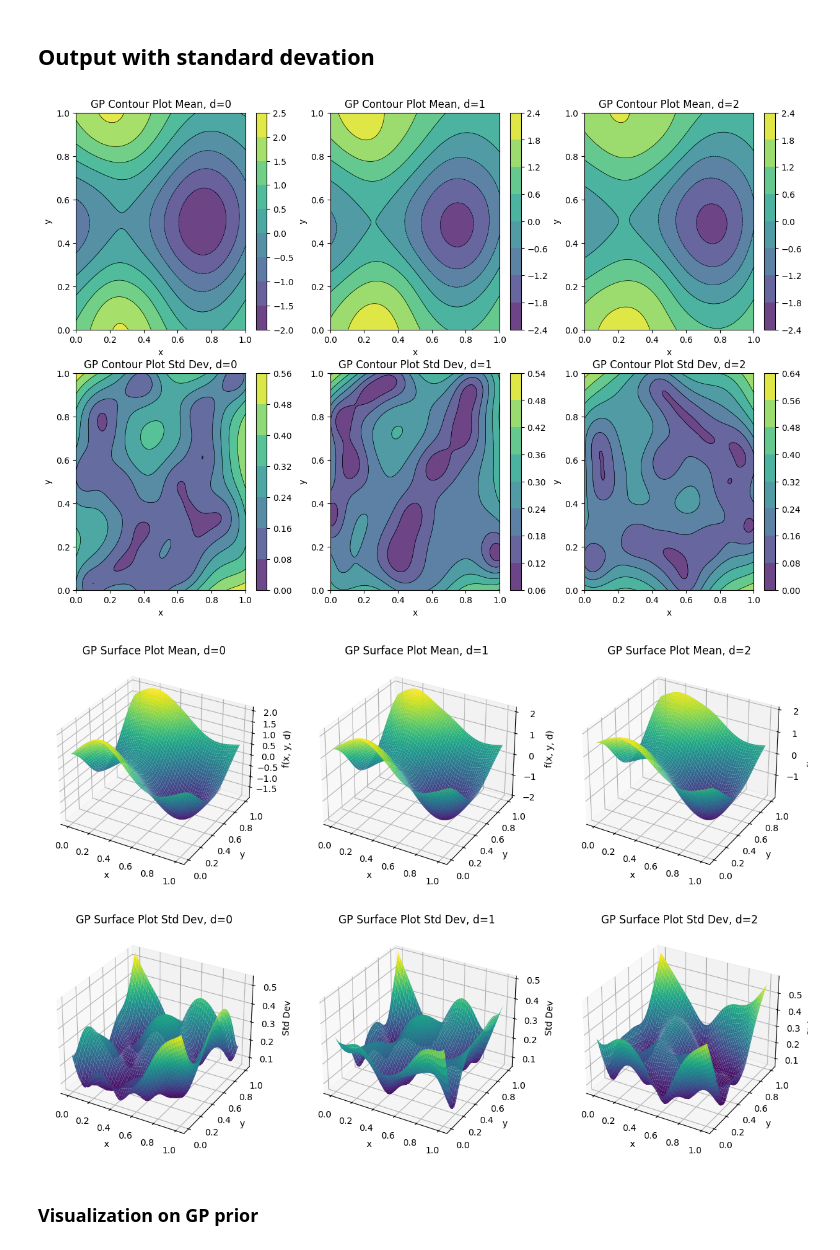
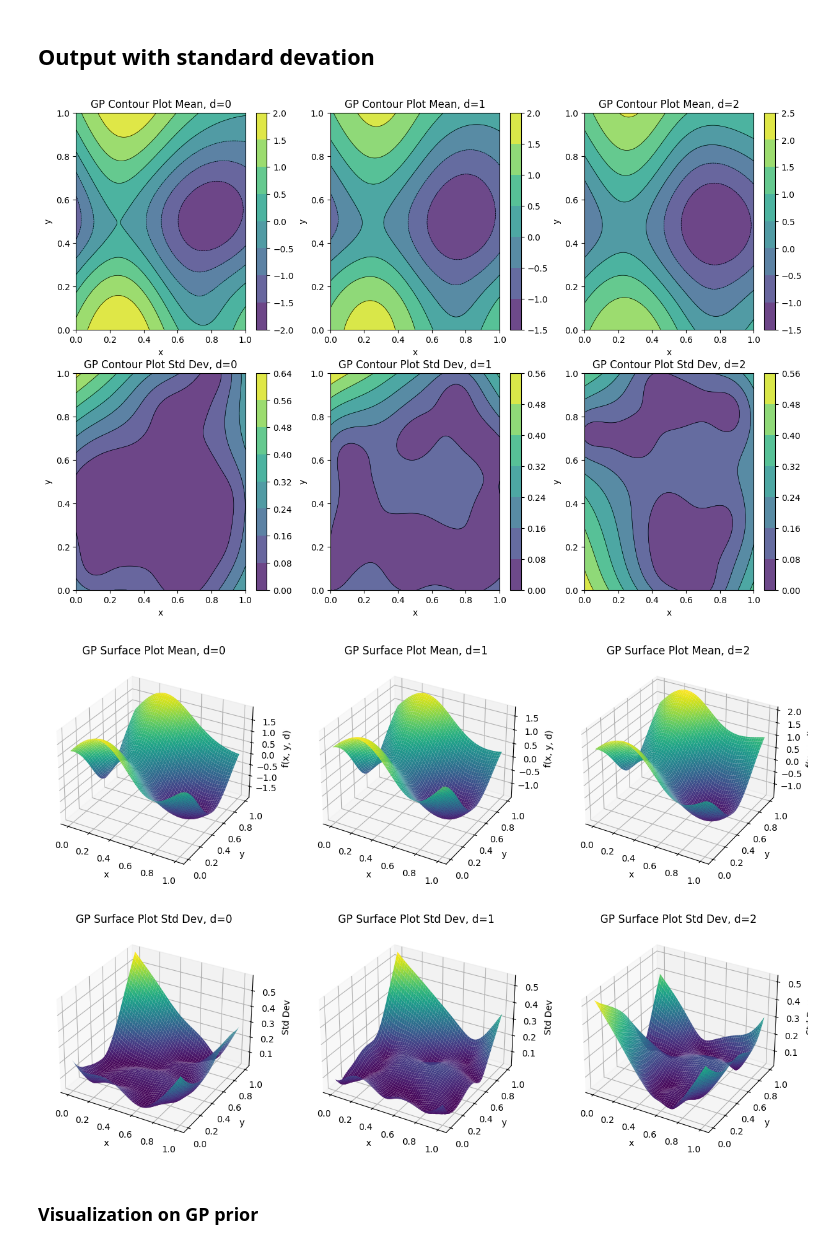
Before and after one commit to matthjs/BachelorProject, a Jupyter notebook: notebooks/GPviz.ipynb, the cells around one changed output. Cells and saved outputs as stored; diff of their text form; code cells hidden in the pictures.

Commit message:
added plotting func

```diff
--- a/notebooks/GPviz.ipynb
+++ b/notebooks/GPviz.ipynb
@@ -7,6 +9,8 @@ from botorch.models import SingleTaskGP
 from botorch import fit_gpytorch_mll
 from gpytorch.mlls import ExactMarginalLogLikelihood
 # %%
+from botorch.models import MixedSingleTaskGP
+
 
 # Step 1: Generate dummy data
 def generate_dummy_data(num_samples=50):
@@ -20,6 +24,8 @@ train_x, train_y = generate_dummy_data()
 
 # Step 2: Instantiate and train the GP model
 gp_model = SingleTaskGP(train_x, train_y)
+categorical_features = [2]  # The index of the discrete dimension
+gp_mixed_model = MixedSingleTaskGP(train_X=train_x, train_Y=train_y, cat_dims=categorical_features)
 mll = ExactMarginalLogLikelihood(gp_model.likelihood, gp_model)
 fit_gpytorch_mll(mll)
 
@@ -200,17 +207,17 @@ def plot_gp_surface_with_uncertainty(gp_model, x_range, y_range, d_values, title
 # %%
 # Define ranges and discrete values
 x_range = (0, 1)
 y_range = (0, 1)
 d_values = [0, 1, 2]  # Example discrete values
 
 # Plot GP contours with uncertainty
-plot_gp_contours_with_uncertainty(gp_model, x_range, y_range, d_values, title='GP Contour Plot')
+plot_gp_contours_with_uncertainty(gp_mixed_model, x_range, y_range, d_values, title='GP Contour Plot')
 
 # Plot GP surface plots with uncertainty
-plot_gp_surface_with_uncertainty(gp_model, x_range, y_range, d_values, title='GP Surface Plot')
+plot_gp_surface_with_uncertainty(gp_mixed_model, x_range, y_range, d_values, title='GP Surface Plot')
 # %% [output]
-[figure, old version]
+[figure, new version]
-[figure, old version]
+[figure, new version]
 # %% [markdown]
 ### Visualization on GP prior
 # %%
```
Also changed, not shown: parts of 10 cells of this notebook, 4 other files.
